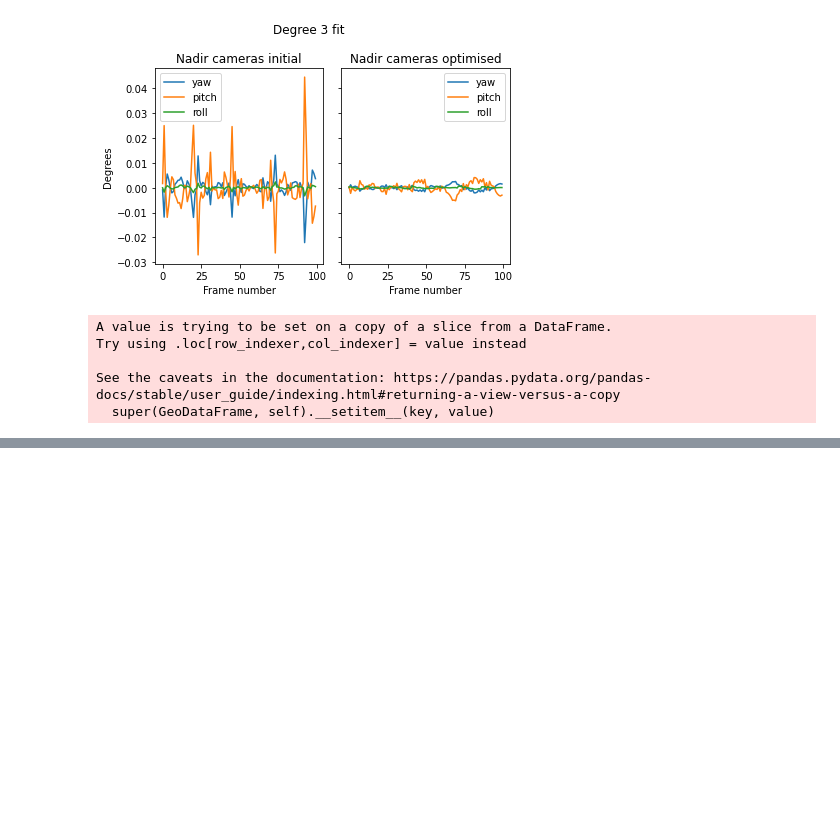
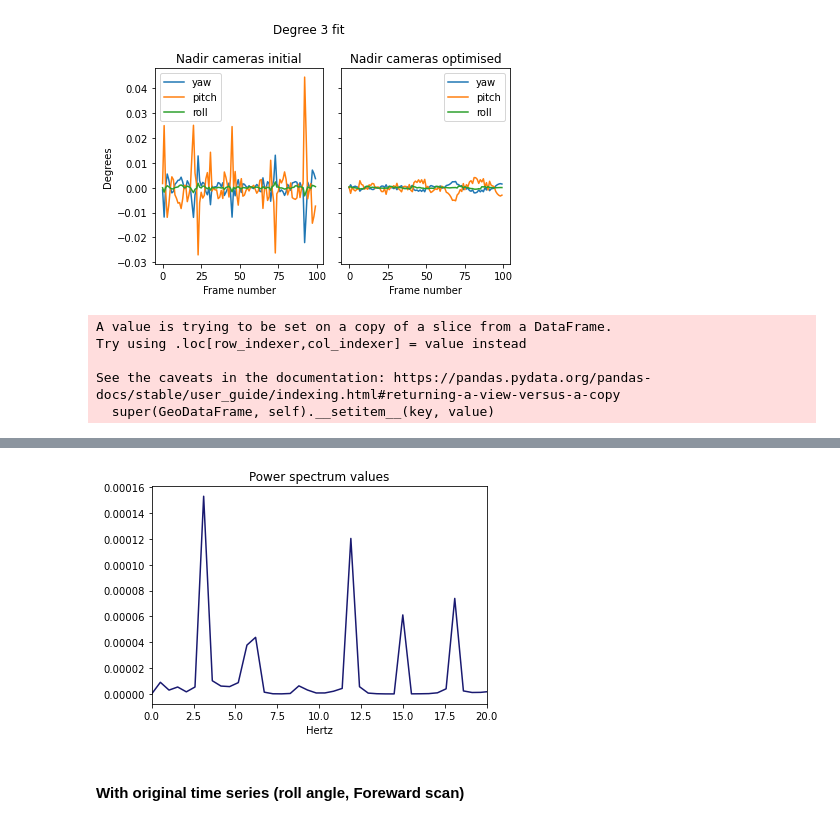
Before and after one commit to uw-cryo/skysat_stereo, a Jupyter notebook: notebooks/skysat_l1a_bundle_adjustment.ipynb, the cells around one changed output, grey strips where cells are left out. Drawn from its saved outputs; the diff is of its cells as text; code cells hidden in the pictures; blank space fills up the shorter version.

```diff
--- a/notebooks/skysat_l1a_bundle_adjustment.ipynb
+++ b/notebooks/skysat_l1a_bundle_adjustment.ipynb
@@ -661,7 +663,7 @@ R.from_matrix(np.reshape(asp.read_tsai_dict(optimised_cam_list[0])['rotation_mat
 array([65.25080124, 11.37568374, 92.1711617 ])
 # %%
 for_camera_initial = [f'scipy_camera/{img}_scipy.tsai' for img in for_c2_matching]
-for_camera_opt = [f'c2_strip_full_sfm/run-{img}_scipy.tsai' for img in for_c2_matching]
+for_camera_opt = [f'c2_strip_full_sfm/100_nadircameras/run-{img}_scipy.tsai' for img in for_c2_matching]
 # %%
 for_initial_rotation_angles = [R.from_matrix(np.reshape(asp.read_tsai_dict(cam)['rotation_matrix'],(3,3))).as_euler('ZYX',degrees=True) for cam in for_camera_initial]
 for_initial_yaw = [r[0] for r in for_initial_rotation_angles]
@@ -1073,0 +1132,7 @@ reproj_error.describe()
+# %%
+fft_vals, power_spectrum, freqs, idx, fft_recon = compute_fft(roll_angle_residual)
+plot_power(freqs, idx, power_spectrum)
+# %% [output]
+[figure, added]
+# %% [markdown]
+#### With original time series (roll angle, Foreward scan)
```
Also changed, not shown: parts of 80 cells of this notebook.
